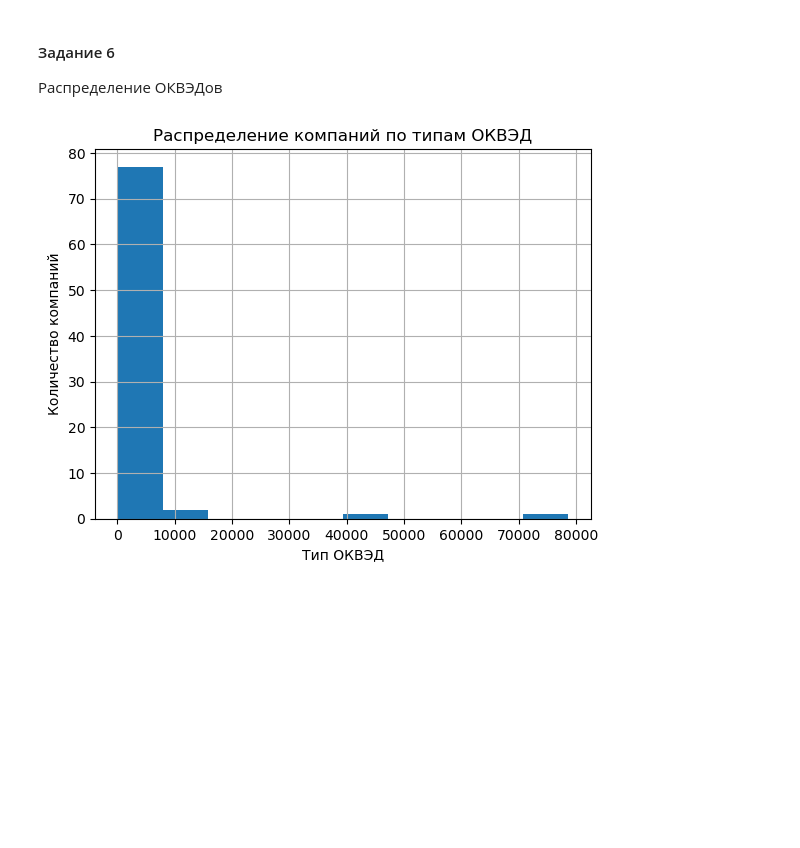
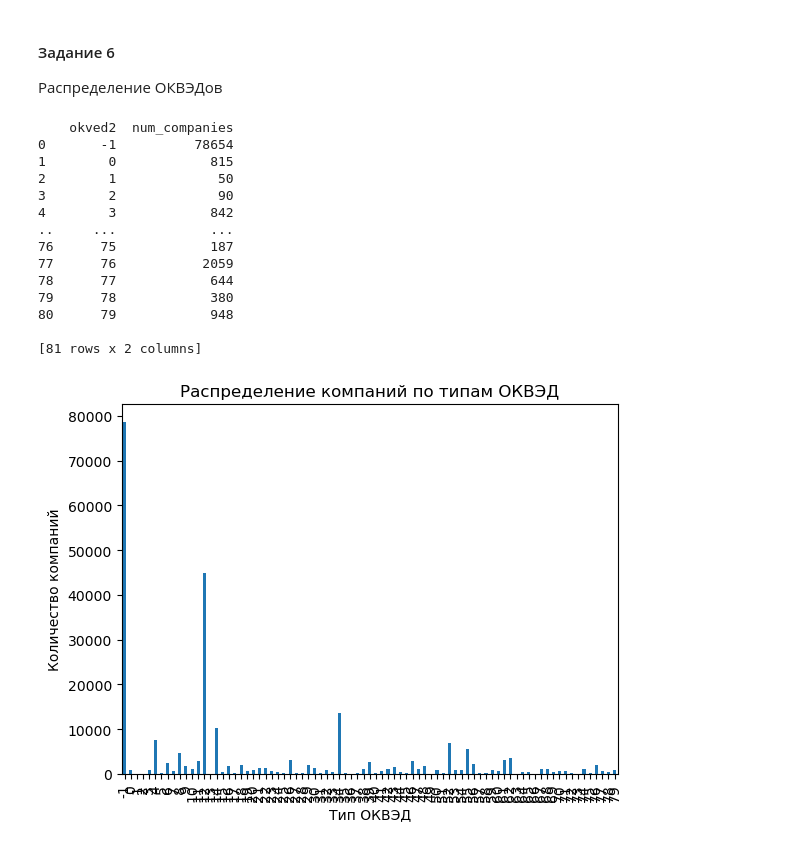
Before and after one commit to dontdoitno/python-analysis-labs, a Jupyter notebook: lab3/lab3.ipynb, the cells around one changed output. Saved outputs shown, nothing was run; the diff lists cells and outputs as text; code cells hidden in the pictures; blank space fills up the shorter version.

```diff
--- a/lab3/lab3.ipynb
+++ b/lab3/lab3.ipynb
@@ -154,10 +154,30 @@ print(top5_senders)
 # %%
 okved_counts = inn_info_public['okved2'].value_counts()
 
-okved_counts.hist()
+okved_table = inn_info_public['okved2'].value_counts().sort_index()
+okved_table_df = okved_table.reset_index()
+okved_table_df.columns = ['okved2', 'num_companies']
+
+print(okved_table_df)
+
+okved_counts.sort_index().plot(kind='bar')
 plt.xlabel('Тип ОКВЭД')
 plt.ylabel('Количество компаний')
 plt.title('Распределение компаний по типам ОКВЭД')
 plt.show()
 # %% [output]
+    okved2  num_companies
+0       -1          78654
+1        0            815
+2        1             50
+3        2             90
+4        3            842
+..     ...            ...
+76      75            187
+77      76           2059
+78      77            644
+79      78            380
+80      79            948
+
+[81 rows x 2 columns]
-[figure, old version]
+[figure, new version]
```
Also changed, not shown: parts of 10 cells of this notebook.
